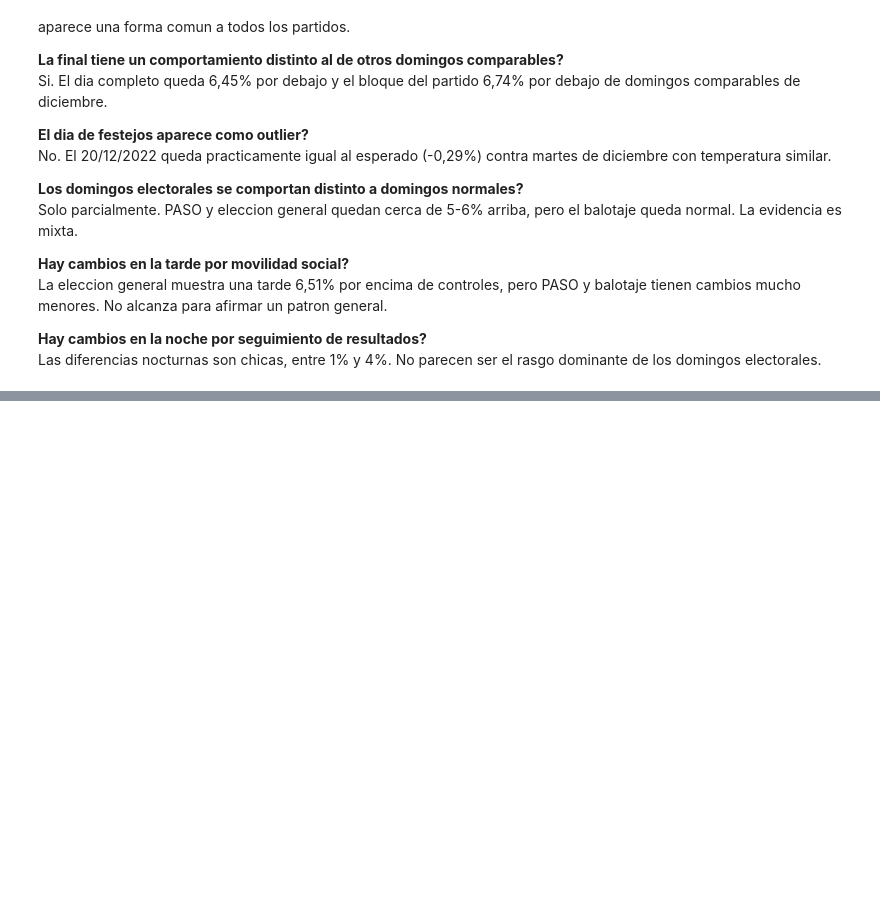
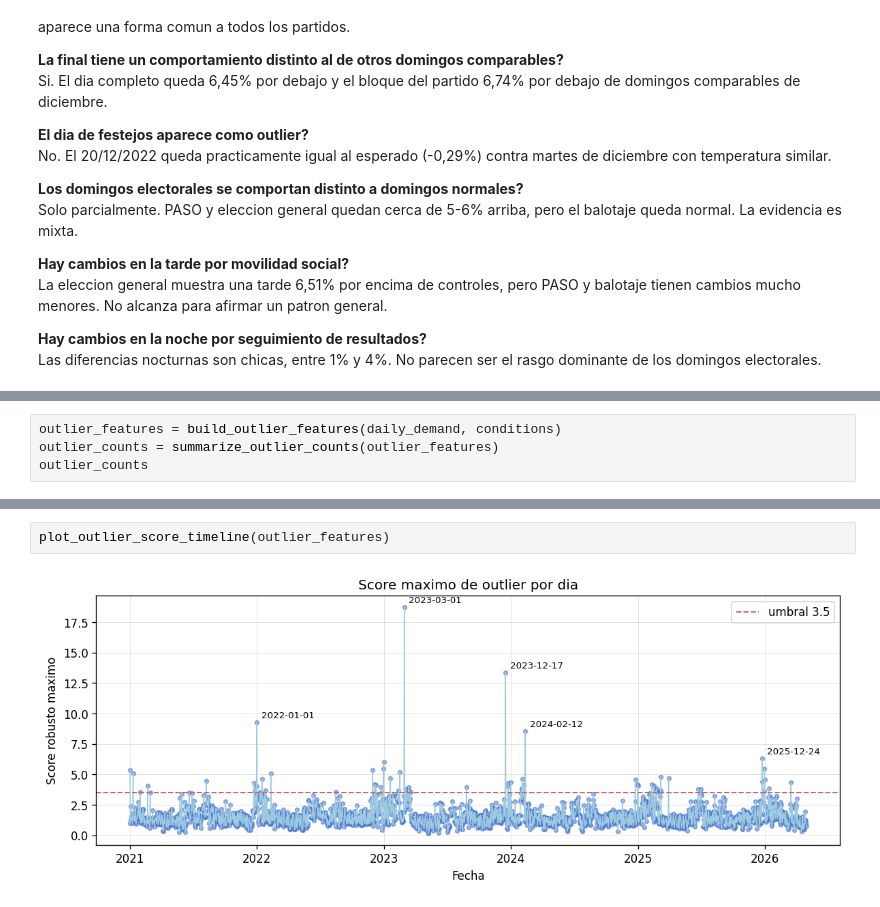
Before and after one commit to biancapaz/tp_final_ml, a Jupyter notebook: notebooks/eda.ipynb, the cells around one changed output, grey strips where cells are left out. Cells and saved outputs as stored; diff of their text form; blank space fills up the shorter version.

Commit message:
Sección #9 del EDA, outliers y dias atipicos

```diff
--- a/notebooks/eda.ipynb
+++ b/notebooks/eda.ipynb
@@ -819,0 +837,4 @@ Las diferencias nocturnas son chicas, entre 1% y 4%. No parecen ser el rasgo dom
+# %%
+outlier_features = build_outlier_features(daily_demand, conditions)
+outlier_counts = summarize_outlier_counts(outlier_features)
+outlier_counts
@@ -819,0 +865,4 @@ Las diferencias nocturnas son chicas, entre 1% y 4%. No parecen ser el rasgo dom
+# %%
+plot_outlier_score_timeline(outlier_features)
+# %% [output]
+[figure, added]
```
Also changed, not shown: parts of 12 cells of this notebook, 1 other file.
